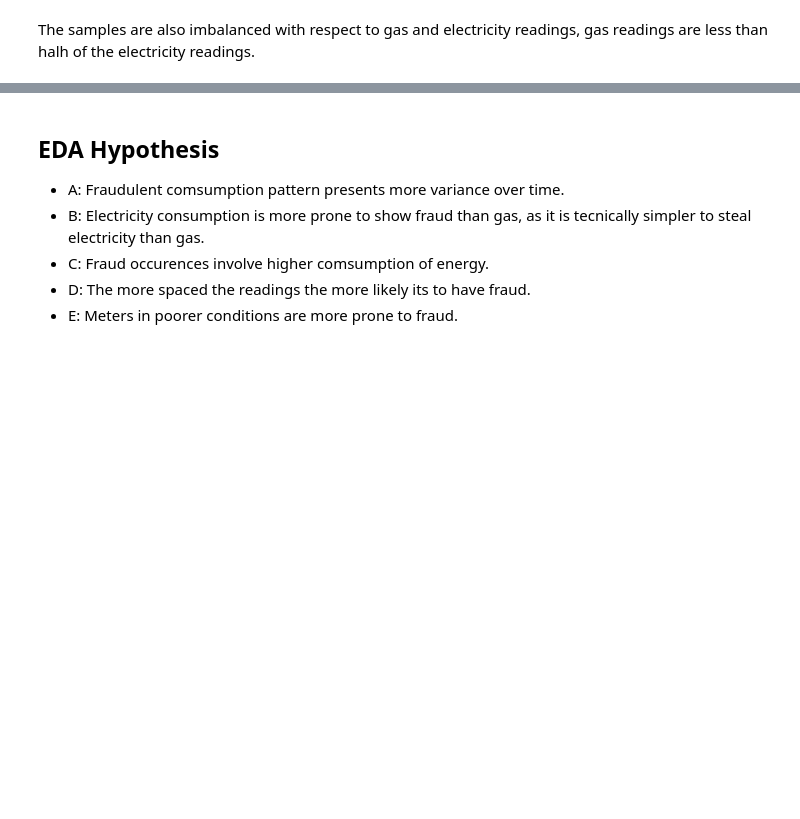
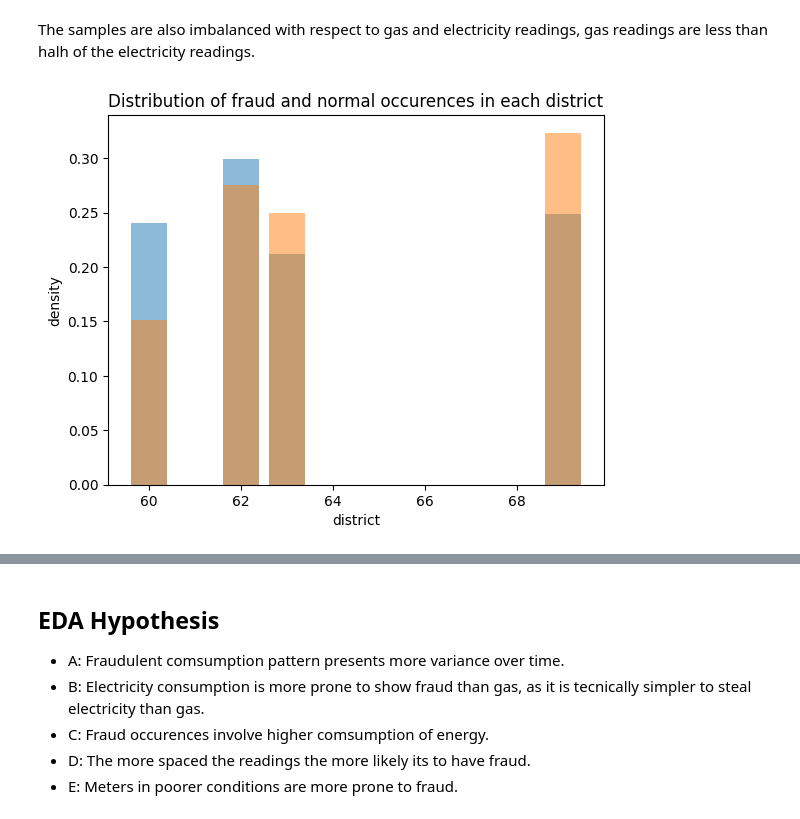
Before and after one commit to wcclima/ds-fraud-project, a Jupyter notebook: Fraud_Detection_Starter.ipynb, the cells around one changed output, grey strips where cells are left out. Saved outputs shown, nothing was run; the diff lists cells and outputs as text; code cells hidden in the pictures; blank space fills up the shorter version.

```diff
--- a/Fraud_Detection_Starter.ipynb
+++ b/Fraud_Detection_Starter.ipynb
@@ -446,3 +475,15 @@ plt.show()
 [figure]
 # %% [markdown]
 The samples are also imbalanced with respect to gas and electricity readings, gas readings are less than halh of the electricity readings.
+# %%
+fraud_per_district = client.groupby('district', as_index = False)[['fraud']].value_counts()
+plt.bar(x = fraud_per_district[fraud_per_district['fraud']==0]['district'],
+        height = fraud_per_district[fraud_per_district['fraud']==0]['count']/fraud_per_district[fraud_per_district['fraud']==0]['count'].sum(), alpha = 0.5)
+plt.bar(x = fraud_per_district[fraud_per_district['fraud']==1]['district'],
+        height = fraud_per_district[fraud_per_district['fraud']==1]['count']/fraud_per_district[fraud_per_district['fraud']==1]['count'].sum(), alpha = 0.5)
+plt.xlabel('district')
+plt.ylabel('density')
+plt.title('Distribution of fraud and normal occurences in each district')
+plt.show()
+# %% [output]
+[figure, added]
```
Also changed, not shown: parts of 68 cells of this notebook.
